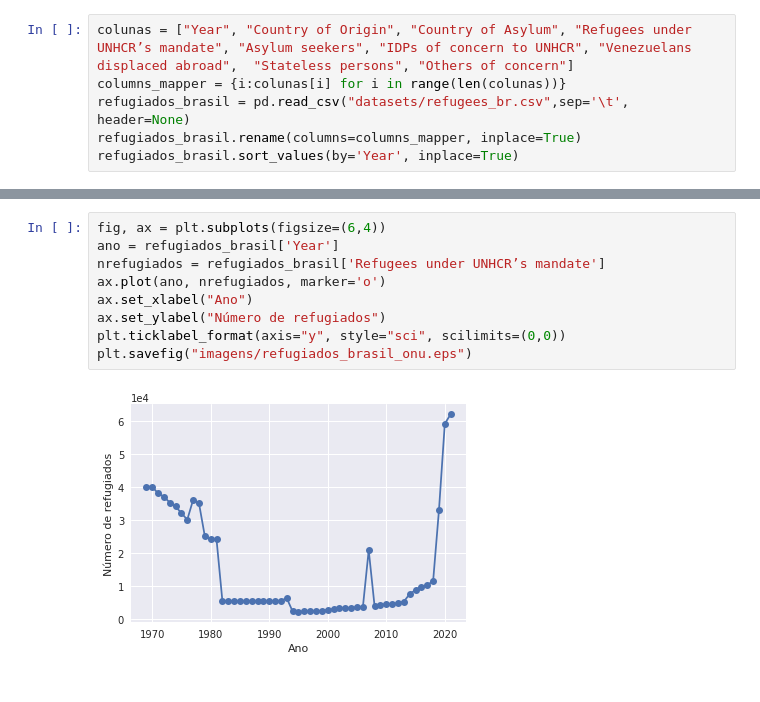
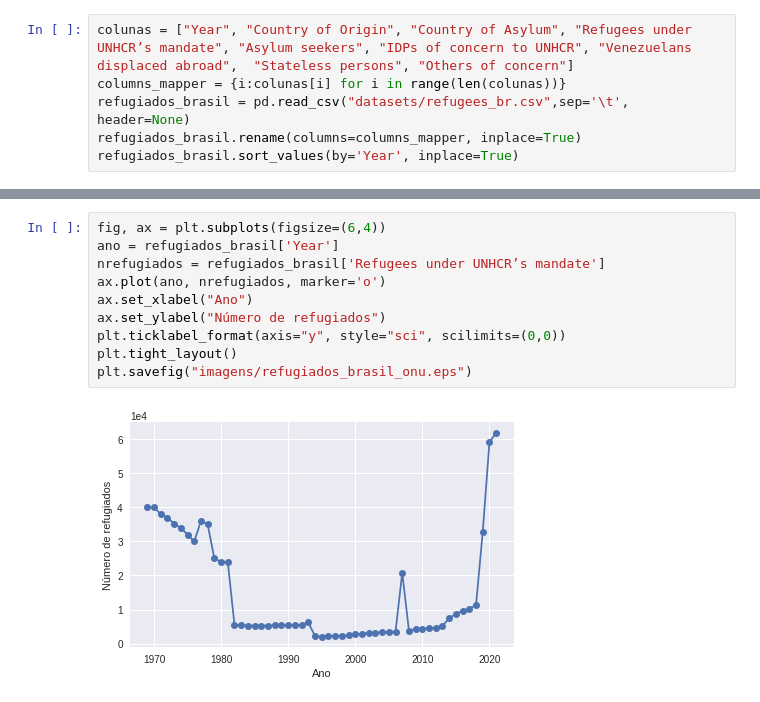
Before and after one commit to ifribeiro/minicurso_webmedia22, a Jupyter notebook: series_temporais.ipynb, the cells around one changed output, grey strips where cells are left out. Saved outputs shown, nothing was run; the diff lists cells and outputs as text.

```diff
--- a/series_temporais.ipynb
+++ b/series_temporais.ipynb
@@ -70,11 +68,12 @@ refugiados_brasil.head()
 # %%
 fig, ax = plt.subplots(figsize=(6,4))
 ano = refugiados_brasil['Year']
 nrefugiados = refugiados_brasil['Refugees under UNHCR’s mandate']
 ax.plot(ano, nrefugiados, marker='o')
 ax.set_xlabel("Ano")
 ax.set_ylabel("Número de refugiados")
 plt.ticklabel_format(axis="y", style="sci", scilimits=(0,0))
+plt.tight_layout()
 plt.savefig("imagens/refugiados_brasil_onu.eps")
 # %% [output]
-[figure, old version]
+[figure, new version]
```
Also changed, not shown: parts of 4 cells of this notebook, 2 other files.
